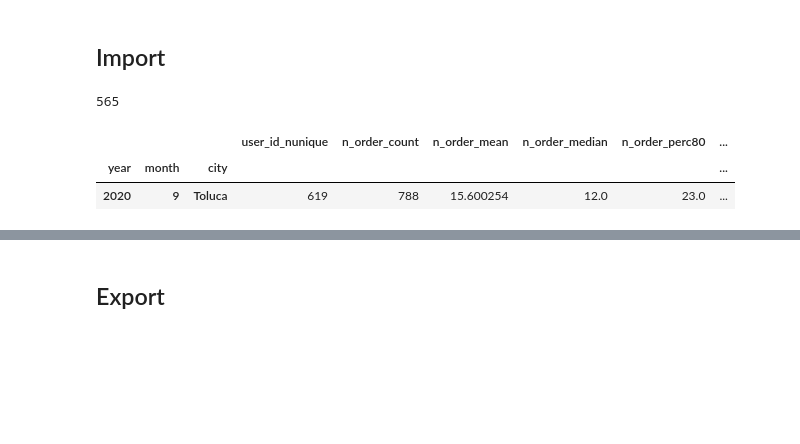
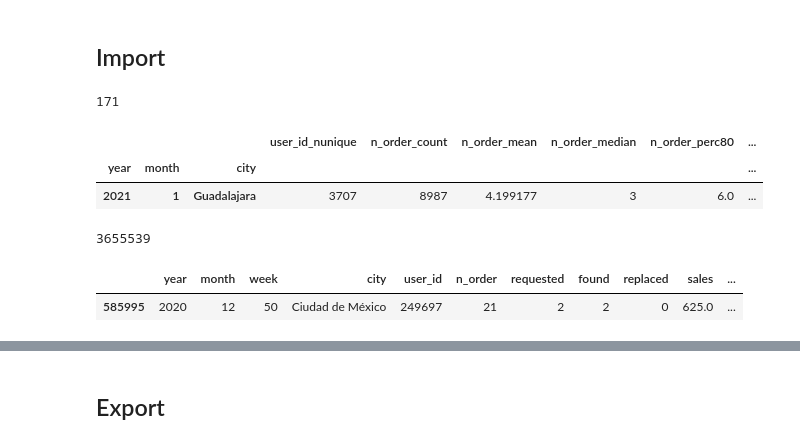
Before and after one commit to Afroefras/cornershop, a Jupyter notebook: notebooks/brands/Days_between_orders.ipynb, the cells around one changed output, grey strips where cells are left out. Saved outputs shown, nothing was run; the diff lists cells and outputs as text; code cells hidden in the pictures; blank space fills up the shorter version.

Commit message:
Days between orders updated

```diff
--- a/notebooks/brands/Days_between_orders.ipynb
+++ b/notebooks/brands/Days_between_orders.ipynb
@@ -41,34 +41,47 @@ def perc80(x):
 # %%
 import pandas as pd
 
-def files_chunks(base_dir,file_list,chunksize,prefunction):
+def files_chunks(base_dir,file_list,chunksize,prefunction,**kwargs):
     df = pd.DataFrame()
     for file in file_list:
         chunks = pd.read_csv(os.path.join(base_dir,file),
                              #sep='\t', encoding='utf-16',
                              chunksize=chunksize)
         for i,chunk in enumerate(chunks):
-            df = df.append(prefunction(chunk),ignore_index=False)
+            df = df.append(prefunction(chunk,**kwargs),ignore_index=False)
     return df
 # %% [markdown]
 ### Prefiltering
 # %%
-def pre_filtering(df):
-    df = df.groupby(['year','month','city']).agg({'user_id':'nunique',
-                                                  'n_order':['count','mean','median',perc80,'max'],
-                                                  'requested':sum,'found':sum,'replaced':sum,'sales':sum,
-                                                  'days_elapsed':['mean','median',perc80,'max']})
-    df.columns = [str(x)+"_"+str(y) for x,y in df.columns]
+def pre_filtering(data,index_cols,dict_values):
+    df = data.groupby(index_cols).agg(dict_values)
+    df.columns = ['_'.join([x for x in col]) if
+                  not isinstance(df.columns[0],str) #First element is not a string
+                  else col for col in df.columns]
     return df
 # %% [markdown]
 ## Import
 # %%
-df = files_chunks(BASE_DIR,FILE_NAME_LIST,1e5,pre_filtering)
+df = files_chunks(BASE_DIR,FILE_NAME_LIST,
+                  chunksize=2e6,prefunction=pre_filtering,
+                  index_cols=['year','month','city'],
+                  dict_values={'user_id':'nunique',
+                               'n_order':['count','mean','median',perc80,'max'],
+                               'requested':sum,'found':sum,'replaced':sum,'sales':sum,
+                               'days_elapsed':['mean','median',perc80,'max']})
 
 print(len(df))
 display(df.sample())
 # %% [output]
-565
+171
 |  |  |  | user_id_nunique | n_order_count | n_order_mean | n_order_median | n_order_perc80 | ... |
 | year | month | city |  |  |  |  |  | ... |
-| 2020 | 9 | Toluca | 619 | 788 | 15.600254 | 12.0 | 23.0 | ... |
+| 2021 | 1 | Guadalajara | 3707 | 8987 | 4.199177 | 3 | 6.0 | ... |
+# %%
+df = files_chunks(BASE_DIR,FILE_NAME_LIST,chunksize=3e6,prefunction=lambda x: x)
+print(len(df))
+display(df.sample())
+# %% [output]
+3655539
+|  | year | month | week | city | user_id | n_order | requested | found | replaced | sales | ... |
+| 585995 | 2020 | 12 | 50 | Ciudad de México | 249697 | 21 | 2 | 2 | 0 | 625.0 | ... |
```
Also changed, not shown: parts of 4 cells of this notebook.
